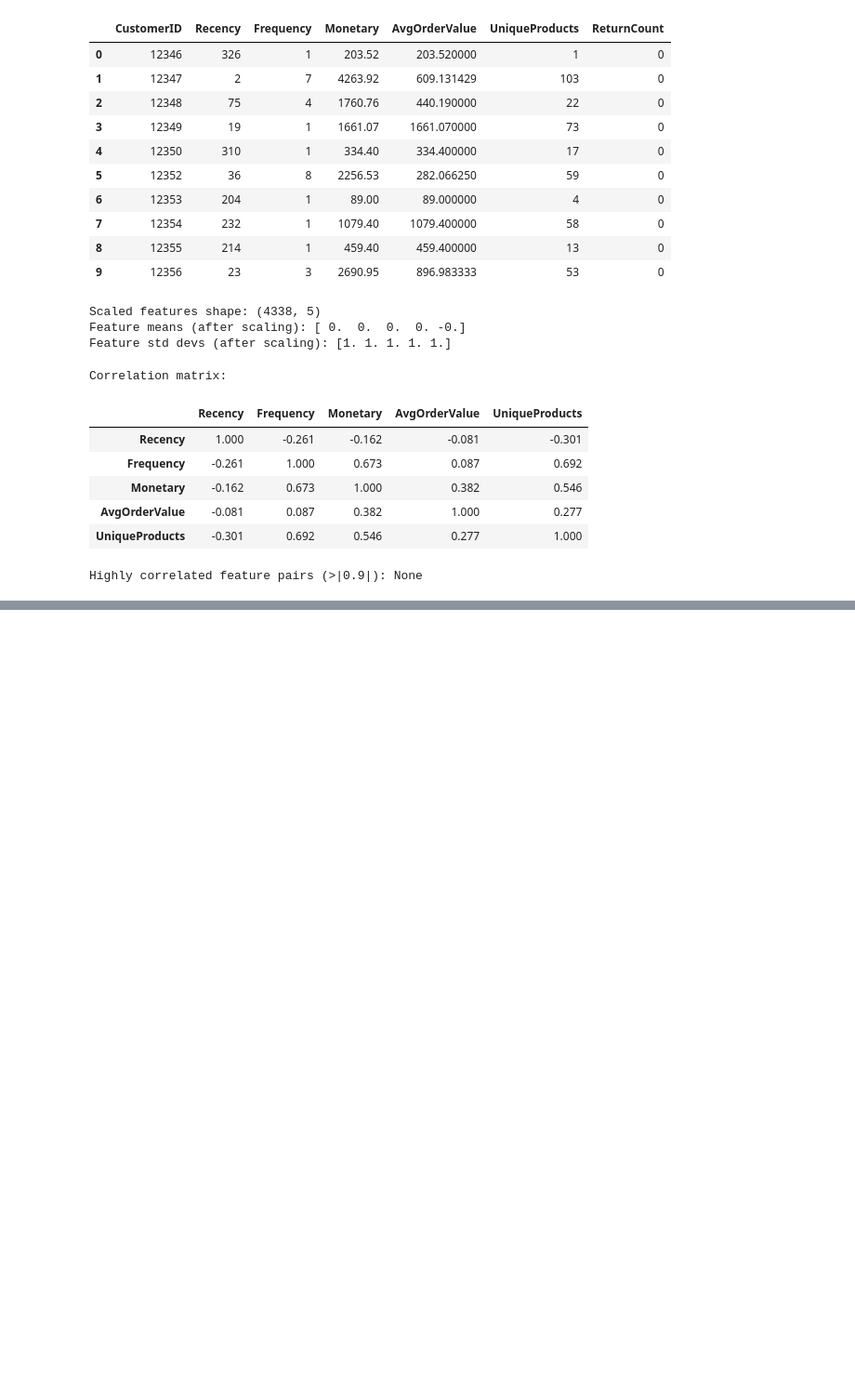
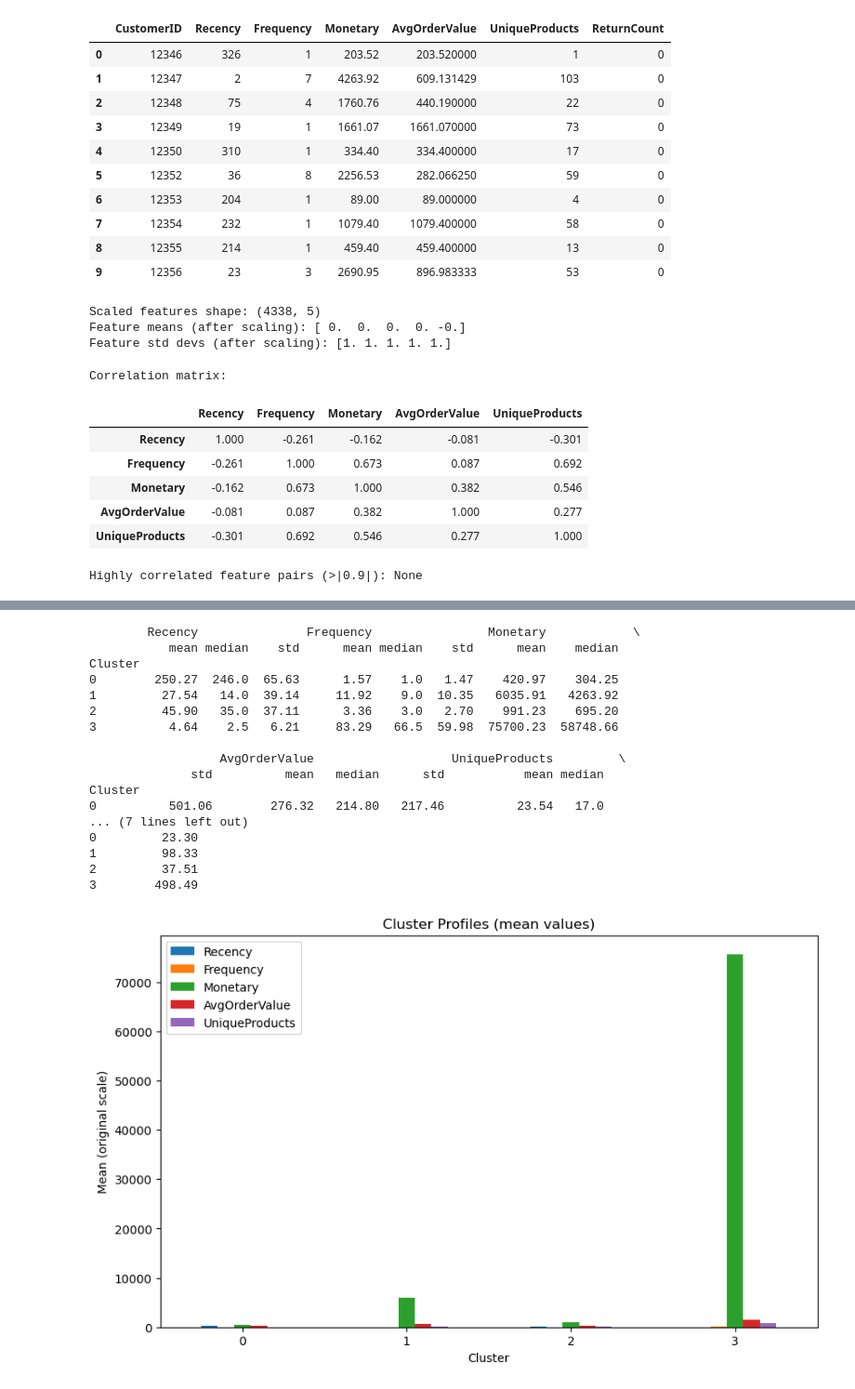
Before and after one commit to fatimahzehra22/customer-segmentation-kmeans_fatimahz, a Jupyter notebook: Jupyter notebook_cleaned data_Features_Engineered_fatimahz.ipynb, the cells around one changed output, grey strips where cells are left out. Shown at 93% size. Saved outputs shown, nothing was run; the diff lists cells and outputs as text; code cells hidden in the pictures; blank space fills up the shorter version.

```diff
--- a/Jupyter notebook_cleaned data_Features_Engineered_fatimahz.ipynb
+++ b/Jupyter notebook_cleaned data_Features_Engineered_fatimahz.ipynb
@@ -391,0 +459,35 @@ Highly correlated feature pairs (>|0.9|): None
+# %%
+# Cell 12: Cluster summary profiles
+features = ['Recency','Frequency','Monetary','AvgOrderValue','UniqueProducts']
+
+# Summary stats per cluster
+cluster_summary = rfm.groupby('Cluster')[features].agg(['mean','median','std']).round(2)
+print(cluster_summary)
+
+# Mean profiles (bar plot)
+rfm_means = rfm.groupby('Cluster')[features].mean()
+
+rfm_means.plot(kind='bar', figsize=(10,6))
+plt.title("Cluster Profiles (mean values)")
+plt.ylabel("Mean (original scale)")
+plt.xticks(rotation=0)
+plt.show()
+# %% [output]
+        Recency               Frequency                Monetary            \
+           mean median    std      mean median    std      mean    median
+Cluster
+0        250.27  246.0  65.63      1.57    1.0   1.47    420.97    304.25
+1         27.54   14.0  39.14     11.92    9.0  10.35   6035.91   4263.92
+2         45.90   35.0  37.11      3.36    3.0   2.70    991.23    695.20
+3          4.64    2.5   6.21     83.29   66.5  59.98  75700.23  58748.66
+
+                  AvgOrderValue                   UniqueProducts         \
+              std          mean   median      std           mean median
+Cluster
+0          501.06        276.32   214.80   217.46          23.54   17.0
+... (7 lines left out)
+0         23.30
+1         98.33
+2         37.51
+3        498.49
+[figure, added]
```
Also changed, not shown: parts of 7 cells of this notebook.
